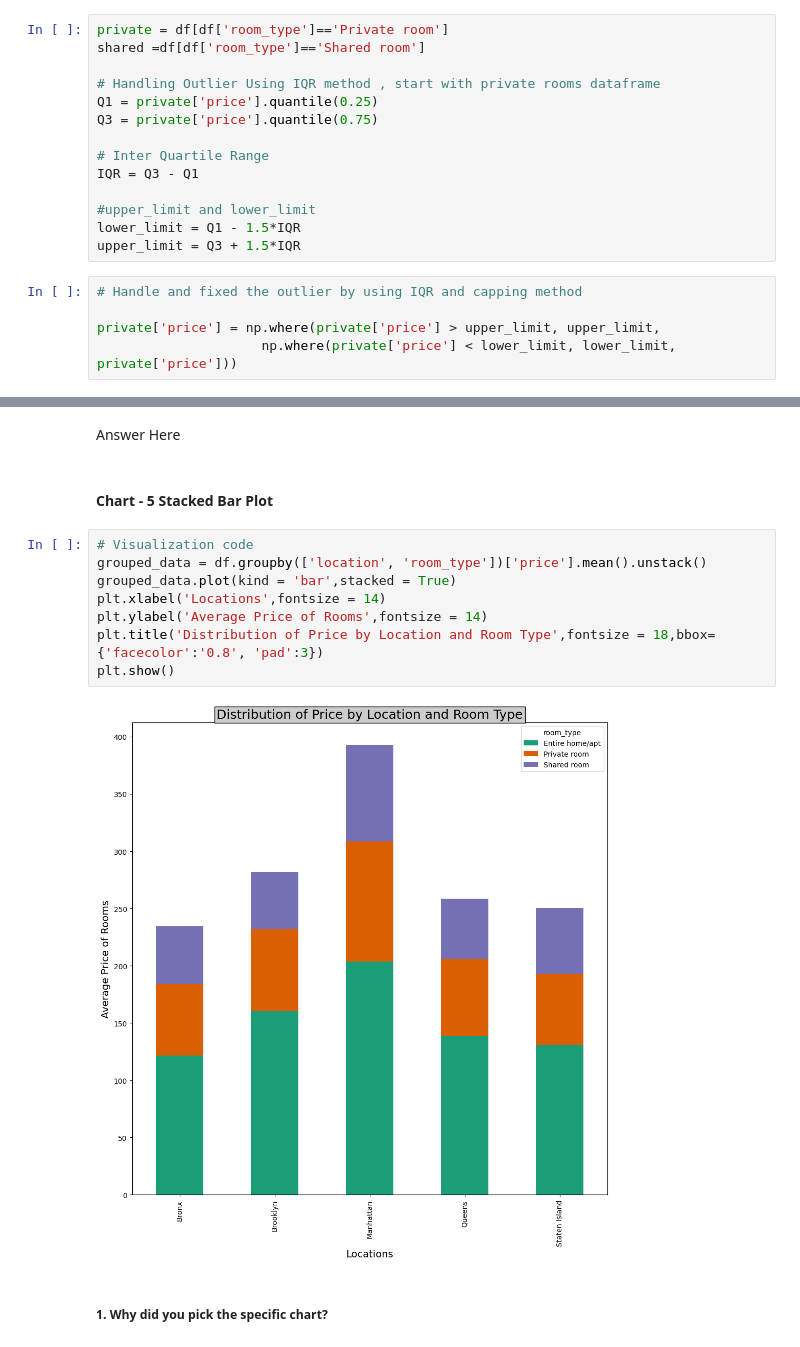
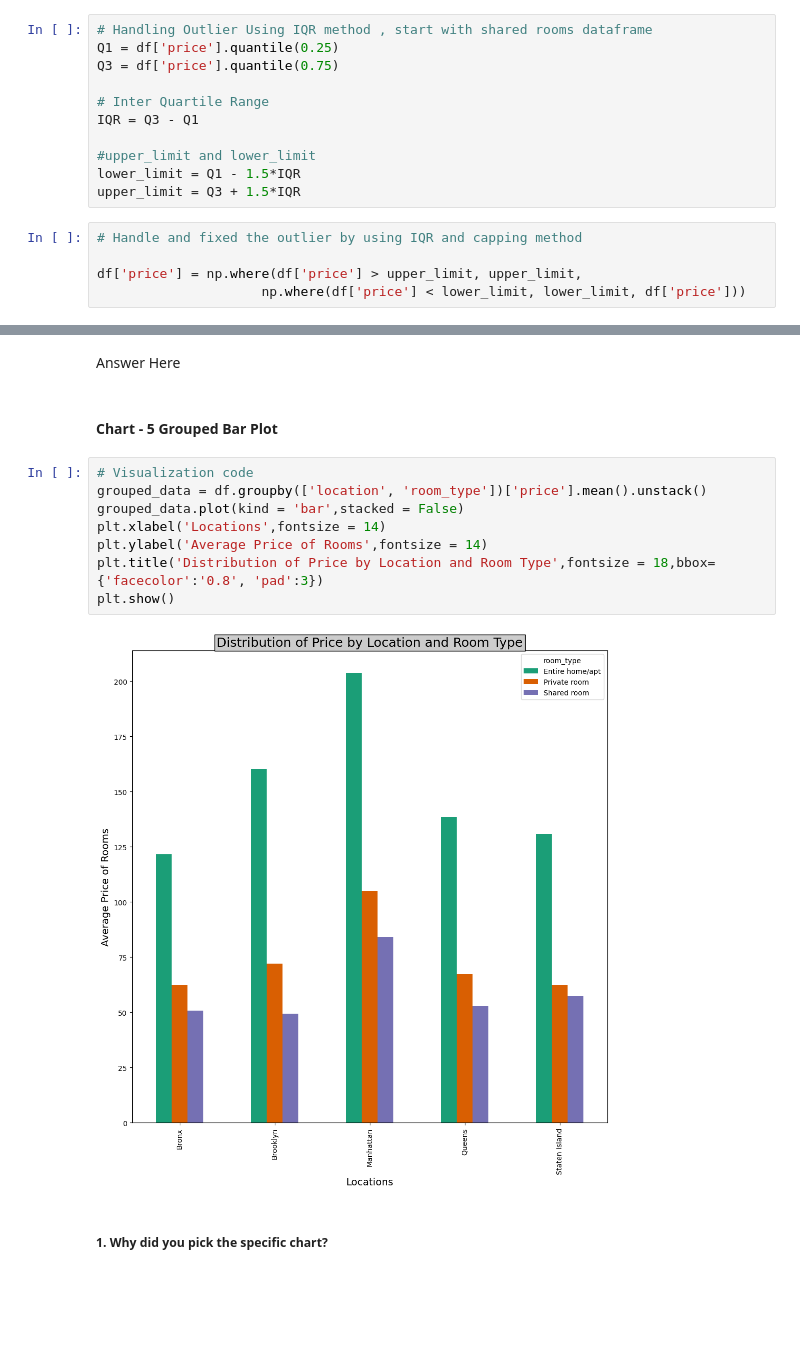
Before and after one commit to vivekMishra121/AirBnb_Booking_AnalysisEDA, a Jupyter notebook: AirBnb_BookingAnalysisEDA.ipynb, the cells around one changed output, grey strips where cells are left out. Saved outputs shown, nothing was run; the diff lists cells and outputs as text; blank space fills up the shorter version.

```diff
--- a/AirBnb_BookingAnalysisEDA.ipynb
+++ b/AirBnb_BookingAnalysisEDA.ipynb
@@ -319,10 +410,7 @@ There is lot of outliers  present in `Price` column of Private rooms and shared
 # %%
-private = df[df['room_type']=='Private room']
-shared =df[df['room_type']=='Shared room']
-
-# Handling Outlier Using IQR method , start with private rooms dataframe
-Q1 = private['price'].quantile(0.25)
-Q3 = private['price'].quantile(0.75)
+# Handling Outlier Using IQR method , start with shared rooms dataframe
+Q1 = df['price'].quantile(0.25)
+Q3 = df['price'].quantile(0.75)
 
 # Inter Quartile Range
 IQR = Q3 - Q1
@@ -333,5 +421,5 @@ upper_limit = Q3 + 1.5*IQR
 # %%
 # Handle and fixed the outlier by using IQR and capping method
 
-private['price'] = np.where(private['price'] > upper_limit, upper_limit,
-                     np.where(private['price'] < lower_limit, lower_limit, private['price']))
+df['price'] = np.where(df['price'] > upper_limit, upper_limit,
+                     np.where(df['price'] < lower_limit, lower_limit, df['price']))
@@ -603,17 +653,17 @@ Are there any insights that lead to negative growth? Justify with specific reaso
 # %% [markdown]
 Answer Here
 # %% [markdown]
-#### Chart - 5 Stacked Bar Plot
+#### Chart - 5 Grouped  Bar Plot
 # %%
 # Visualization code
 grouped_data = df.groupby(['location', 'room_type'])['price'].mean().unstack()
-grouped_data.plot(kind = 'bar',stacked = True)
+grouped_data.plot(kind = 'bar',stacked = False)
 plt.xlabel('Locations',fontsize = 14)
 plt.ylabel('Average Price of Rooms',fontsize = 14)
 plt.title('Distribution of Price by Location and Room Type',fontsize = 18,bbox={'facecolor':'0.8', 'pad':3})
 plt.show()
 # %% [output]
-[figure, old version]
+[figure, new version]
 # %% [markdown]
 ##### 1. Why did you pick the specific chart?
 # %% [markdown]
```
Also changed, not shown: parts of 61 cells of this notebook.
